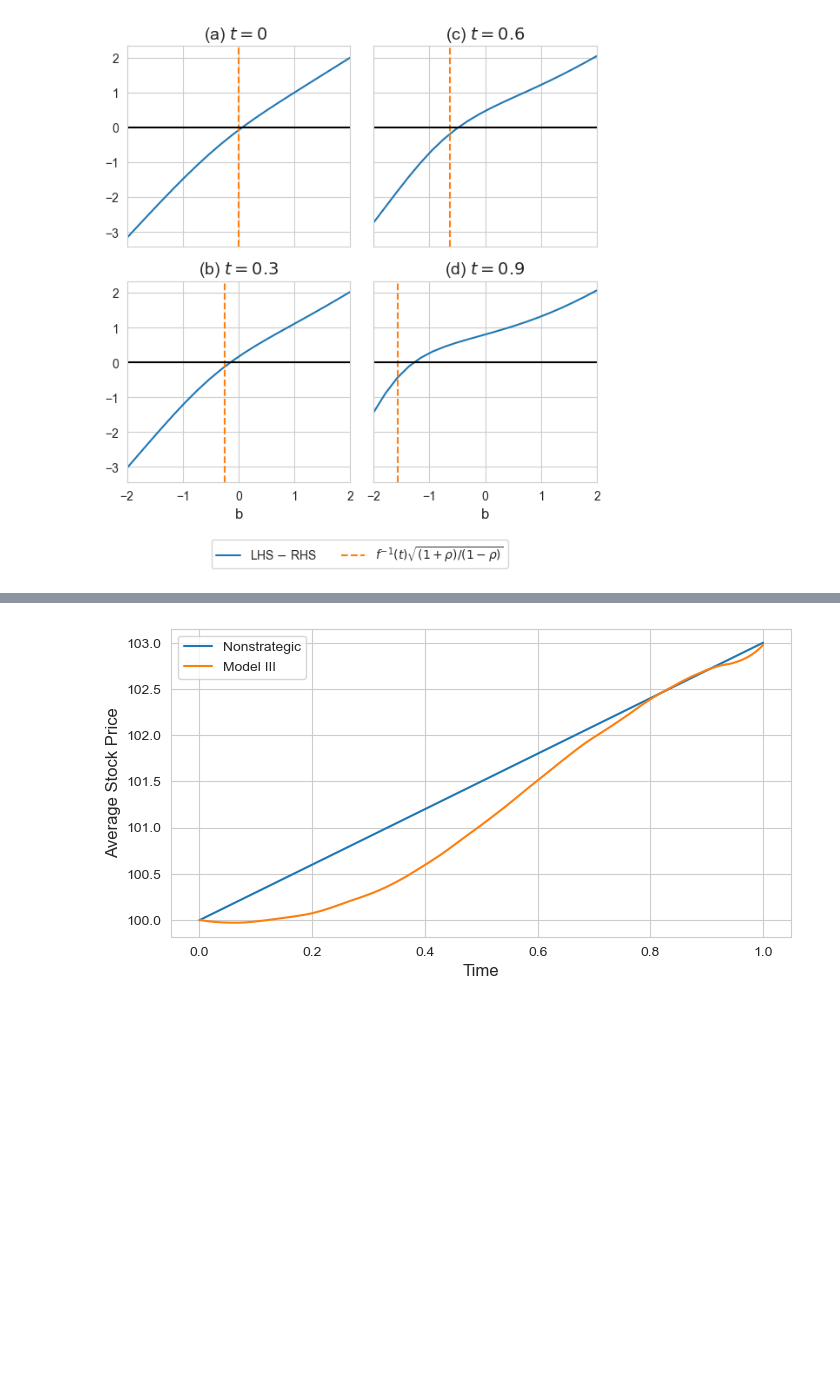
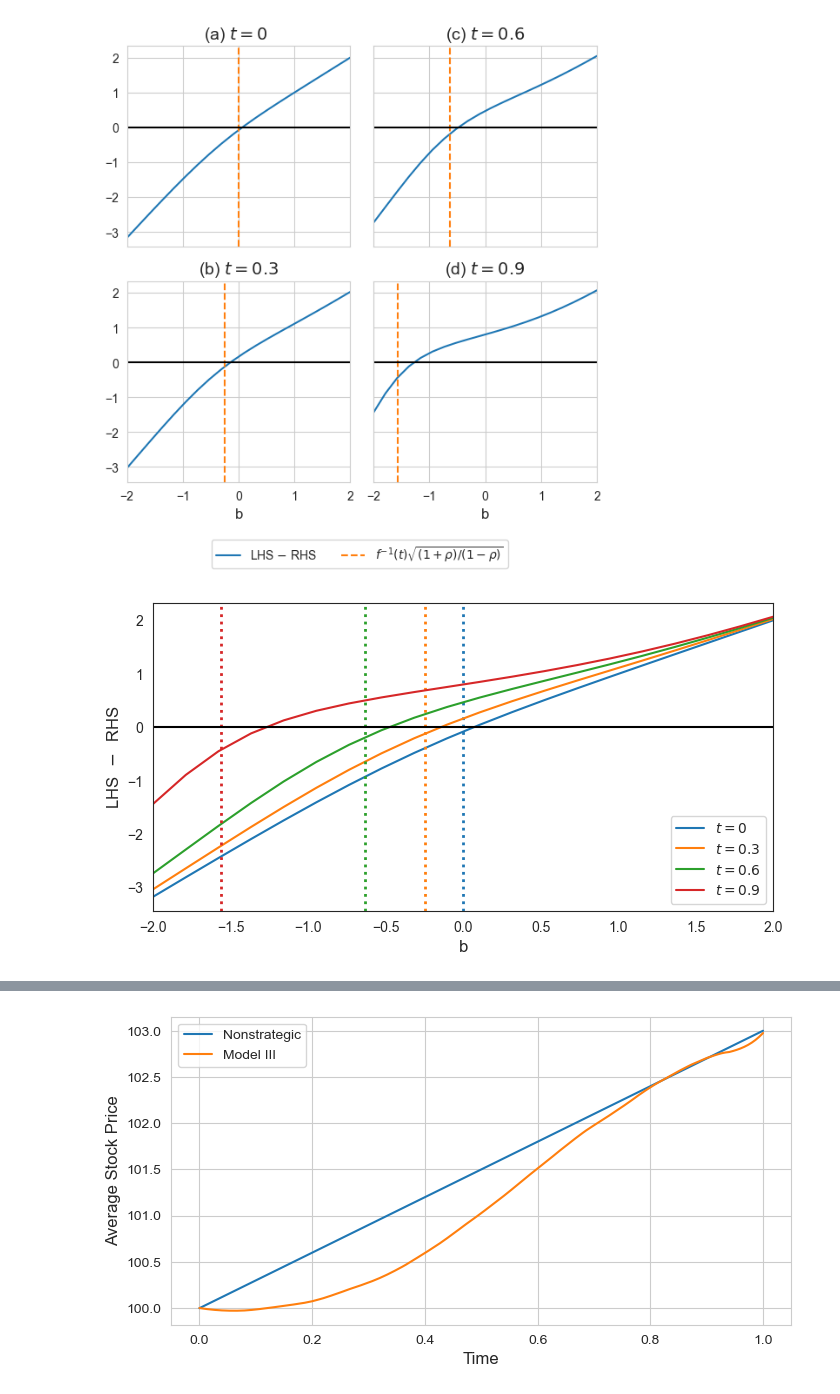
Before and after one commit to kerryback/announcements, a Jupyter notebook: Code/figures_model3.ipynb, the cells around one changed output, grey strips where cells are left out. Cells and saved outputs as stored; diff of their text form; code cells hidden in the pictures; blank space fills up the shorter version.

```diff
--- a/Code/figures_model3.ipynb
+++ b/Code/figures_model3.ipynb
@@ -16,6 +16,7 @@ import seaborn as sns
 sns.set_style('whitegrid')
 colors = sns.color_palette()
 
+mpl.rcParams['text.usetex'] = True
 mpl.rcParams['font.size'] = 10
 mpl.rcParams['axes.titlesize'] = 14
 mpl.rcParams['axes.labelsize'] = 12
@@ -422,3 +427,27 @@ fig.tight_layout()
 fig.savefig(f"{FigureDir}/model3_fixedpoint.pdf", bbox_inches='tight')
 # %% [output]
 [figure]
+# %%
+# show b(t) is unique and decreasing in t (1 panel - used in paper)
+sns.set_style('white')
+rho = 0.5
+npoints = 20
+
+grid = np.linspace(-2, 2, npoints)
+t_values = [0, 0.3, 0.6, 0.9]
+fig, ax = plt.subplots()
+
+for t, c in zip(t_values, colors[:4]):
+    eq42values = [Eq42(b, t, rho) for b in grid]
+    foc_values = [x[0]-x[1] for x in eq42values]
+    ax.plot(grid, foc_values, label=f'$t={t}$', color=c)
+    ax.axvline(x=finv(t)*np.sqrt((1+rho)/(1-rho)), color=c, linestyle=':', lw=2)
+ax.axhline(y=0, color='black')
+ax.set_xlabel('b')
+ax.set_ylabel(r'LHS $\,-\,$ RHS')
+ax.set_xlim((-2, 2))
+ax.legend(loc="lower right")
+
+fig.savefig(f"{FigureDir}/model3_fixedpoint.pdf")
+# %% [output]
+[figure, added]
```
Also changed, not shown: parts of 3 cells of this notebook, 6 other files.
